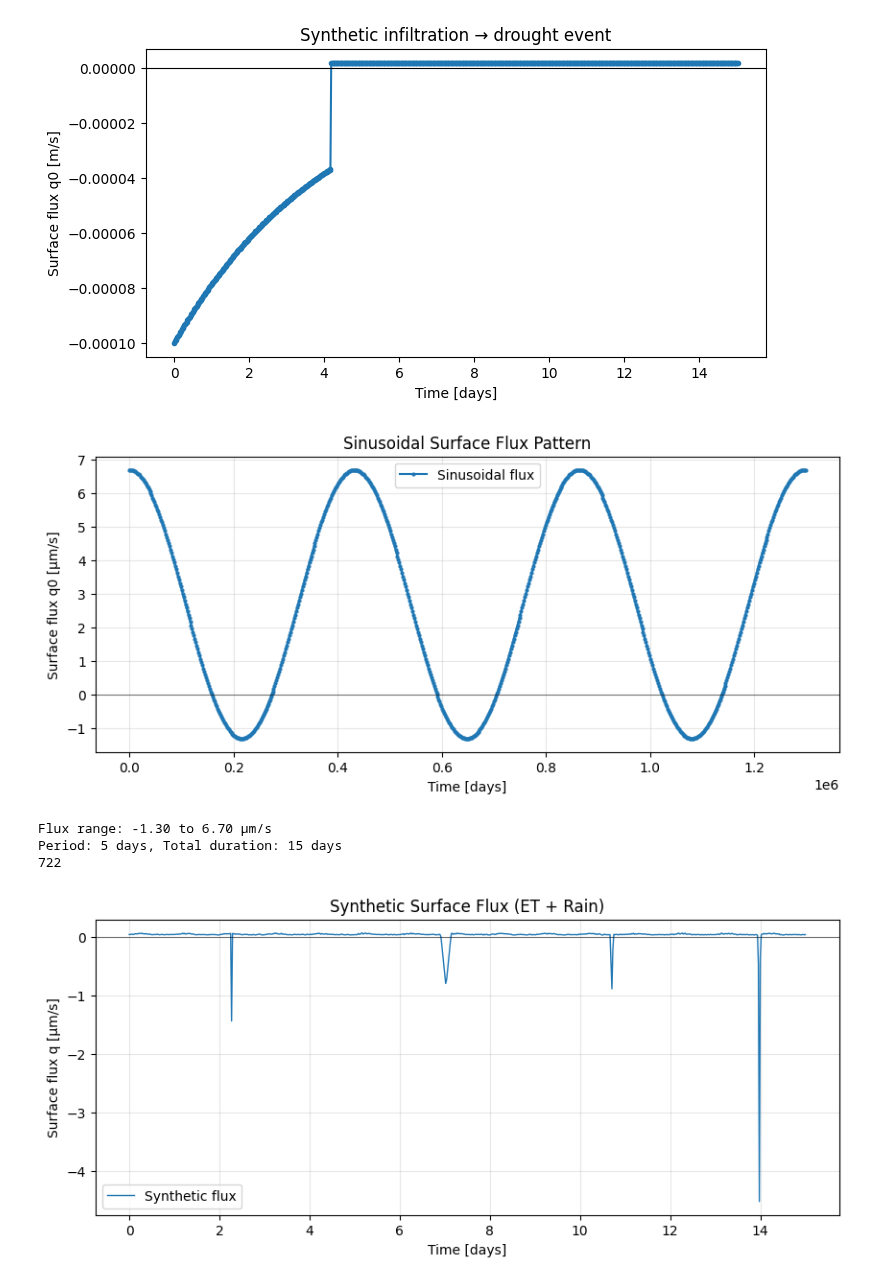
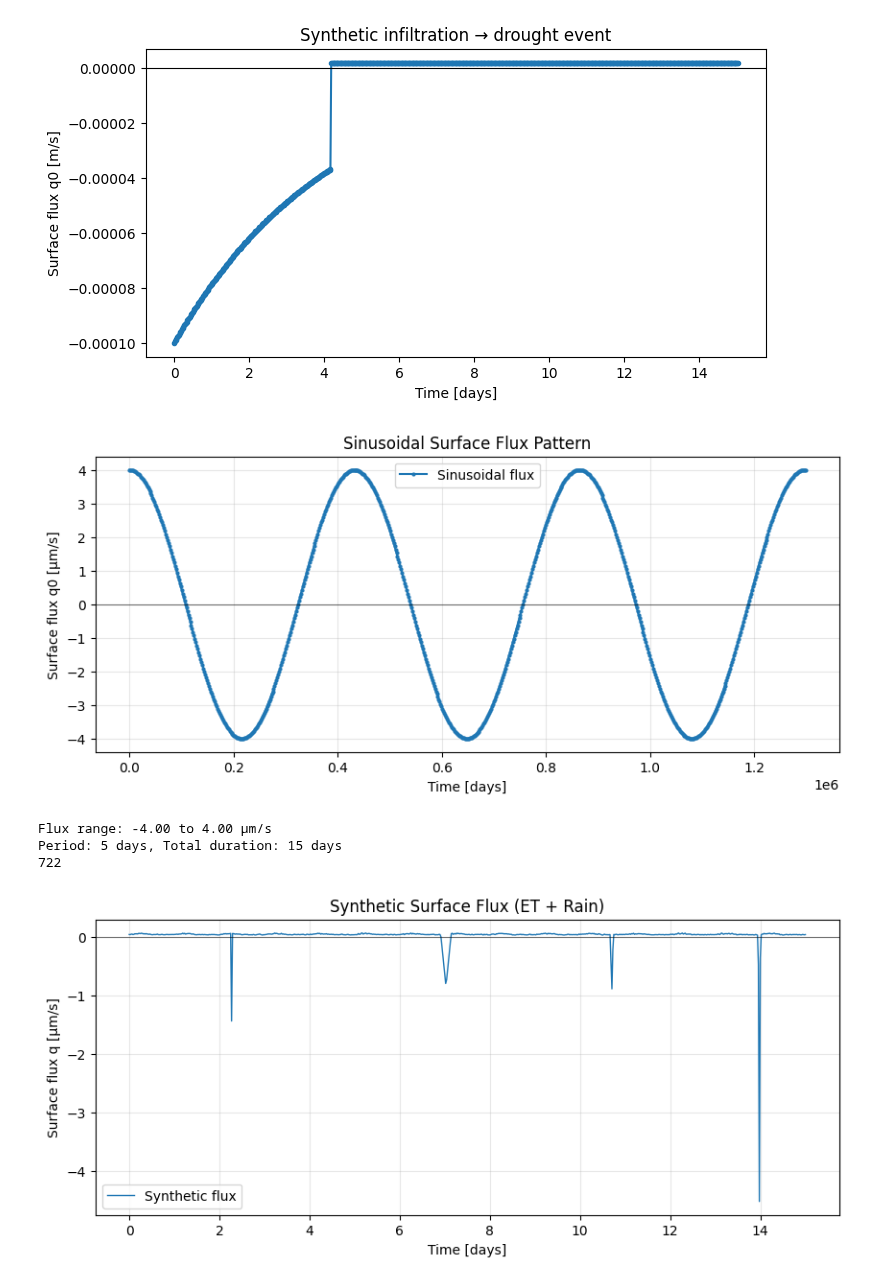
Before and after one commit to WqgJing/SMAP-Recharge-Flux, a Jupyter notebook: forward_pinn.ipynb, the cells around one changed output. Saved outputs shown, nothing was run; the diff lists cells and outputs as text; code cells hidden in the pictures.

```diff
--- a/forward_pinn.ipynb
+++ b/forward_pinn.ipynb
@@ -921,37 +976,37 @@ def create_sinusoidal_qflux(total_days=15, dt_minutes=30,
     omega = 2 * np.pi / period_days  # angular frequency
     qflux = mean_flux + amplitude * np.sin(omega * times + phase_shift)
     times = times*86400
 
     return times, qflux
 
 # Create sinusoidal q0_data
 times_sin, qflux_sin = create_sinusoidal_qflux(
     total_days=15,
     amplitude=4e-6,      # 3 μm/s amplitude
     period_days=5,       # 5-day cycle
-    mean_flux=7e-7,      # slight evaporation on average
+    mean_flux=0,      # slight evaporation on average
     phase_shift=np.pi/2  # start at peak
 )
-qflux_sin = (qflux_sin+2e-6)
+qflux_sin = (qflux_sin)
 q0_data_sin = (times_sin.tolist(), qflux_sin.tolist())
 
 # Plot the sinusoidal flux
 plt.figure(figsize=(10,4))
 plt.plot(times_sin, qflux_sin*1e6, '-o', ms=2, label='Sinusoidal flux')
 plt.axhline(0, color='k', lw=0.8, alpha=0.5)
 plt.xlabel("Time [days]")
 plt.ylabel("Surface flux q0 [μm/s]")
 plt.title("Sinusoidal Surface Flux Pattern")
 plt.grid(True, alpha=0.3)
 plt.legend()
 plt.show()
 
 print(f"Flux range: {qflux_sin.min()*1e6:.2f} to {qflux_sin.max()*1e6:.2f} μm/s")
 print(f"Period: {5} days, Total duration: {15} days")
 print(len(times))
 # %% [output]
-[figure, old version]
+[figure, new version]
-Flux range: -1.30 to 6.70 μm/s
+Flux range: -4.00 to 4.00 μm/s
 Period: 5 days, Total duration: 15 days
 722
 # %%
```
Also changed, not shown: parts of 3 cells of this notebook.
